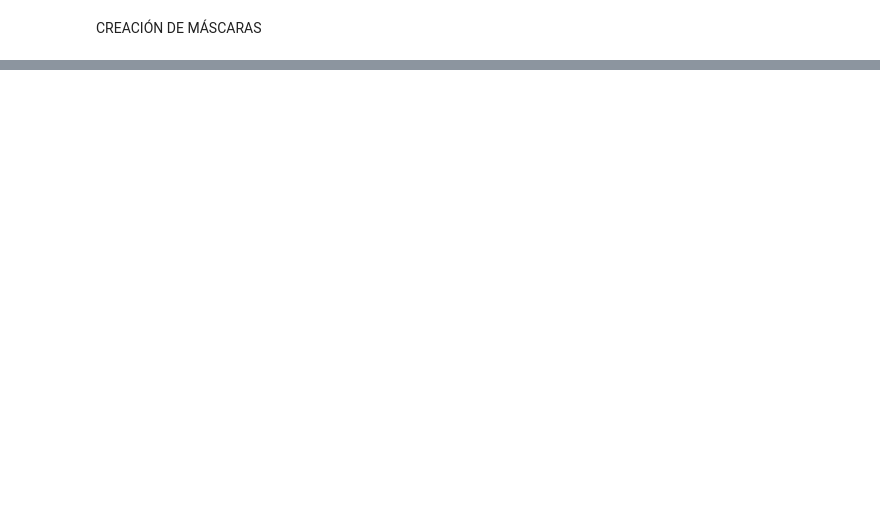
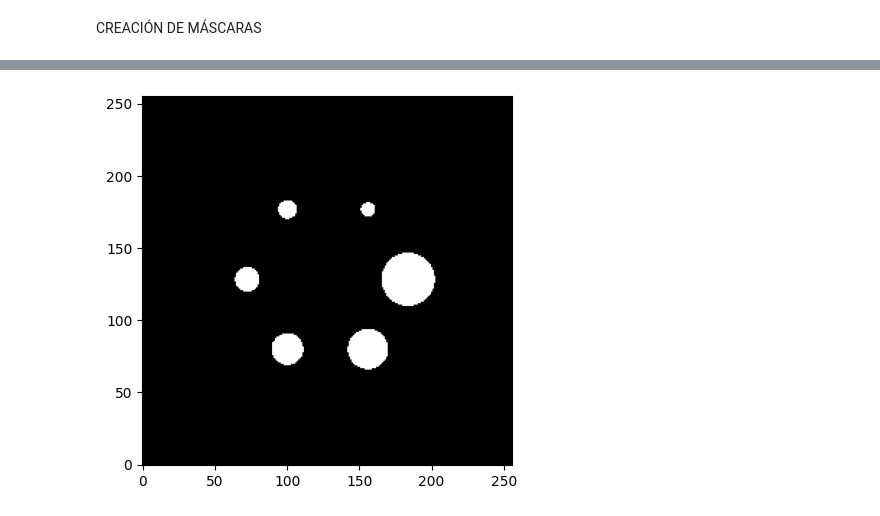
Before and after one commit to nvillasucm/TFM_NataliaVillas, a Jupyter notebook: mascaras.ipynb, the cells around one changed output, grey strips where cells are left out. Drawn from its saved outputs; the diff is of its cells as text; code cells hidden in the pictures; blank space fills up the shorter version.

```diff
--- a/mascaras.ipynb
+++ b/mascaras.ipynb
@@ -110,0 +155,6 @@ if __name__ == "__main__":
+# %%
+img_phantom = phantom_a_imagen(phantom, shape=(256,256))
+plt.imshow(img_phantom, cmap='gray', origin='lower')
+plt.show()
+# %% [output]
+[figure, added]
```
Also changed, not shown: parts of 4 cells of this notebook.
